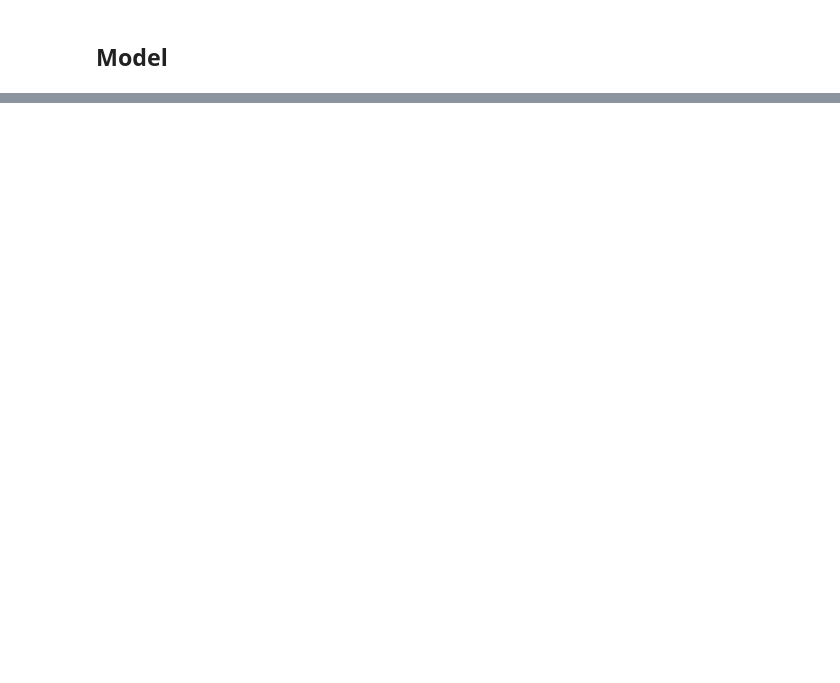
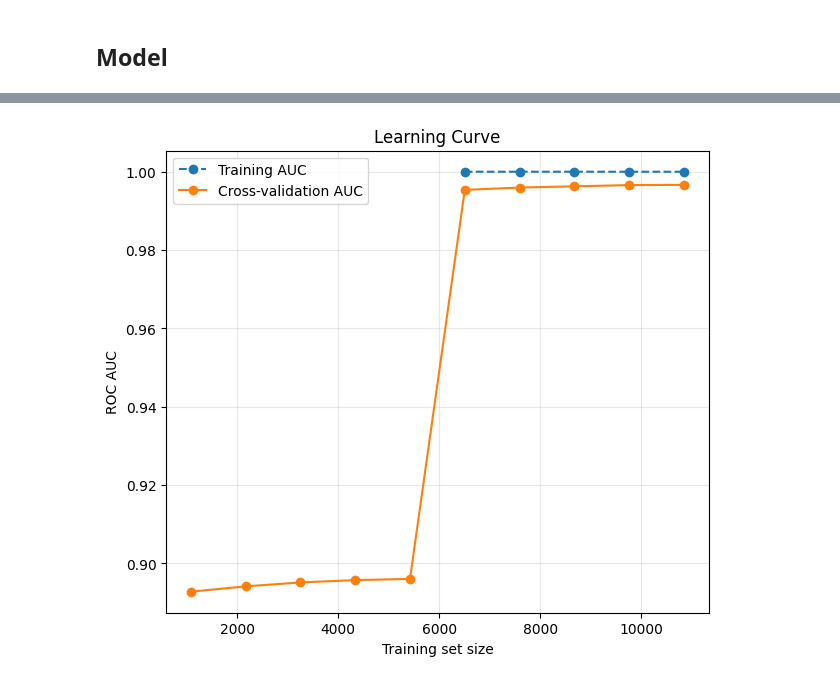
Before and after one commit to Pedro-Vital/End-to-end-ML-project-churn-prediction, a Jupyter notebook: research/01_Experiment.ipynb, the cells around one changed output, grey strips where cells are left out. Drawn from its saved outputs; the diff is of its cells as text; code cells hidden in the pictures; blank space fills up the shorter version.

```diff
--- a/research/01_Experiment.ipynb
+++ b/research/01_Experiment.ipynb
@@ -829,0 +946,26 @@ report_auc
+# %%
+from sklearn.model_selection import learning_curve
+import numpy as np
+
+best_model.set_params(base_score=0.5)
+
+train_sizes, train_scores, test_scores = learning_curve(
+    best_model, X_train_processed, y_train_processed,
+    cv=5, scoring='roc_auc', n_jobs=-1,
+    train_sizes=np.linspace(0.1, 1.0, 10)
+)
+
+train_mean = np.mean(train_scores, axis=1)
+test_mean = np.mean(test_scores, axis=1)
+
+plt.figure(figsize=(7,6))
+plt.plot(train_sizes, train_mean, 'o--', label="Training AUC")
+plt.plot(train_sizes, test_mean, 'o-', label="Cross-validation AUC")
+plt.xlabel("Training set size")
+plt.ylabel("ROC AUC")
+plt.title("Learning Curve")
+plt.legend()
+plt.grid(alpha=0.3)
+plt.show()
+# %% [output]
+[figure, added]
```
Also changed, not shown: parts of 16 cells of this notebook.
